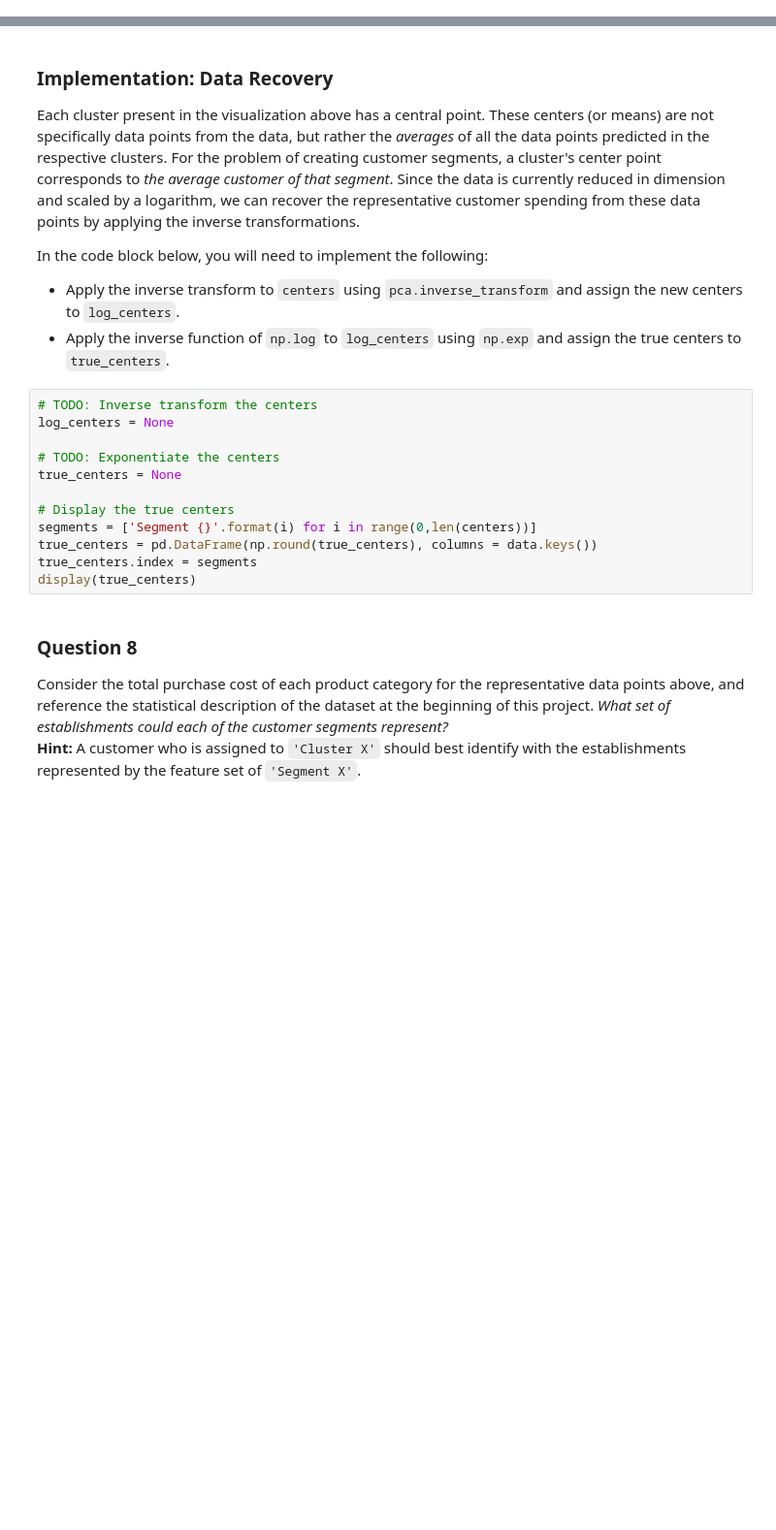
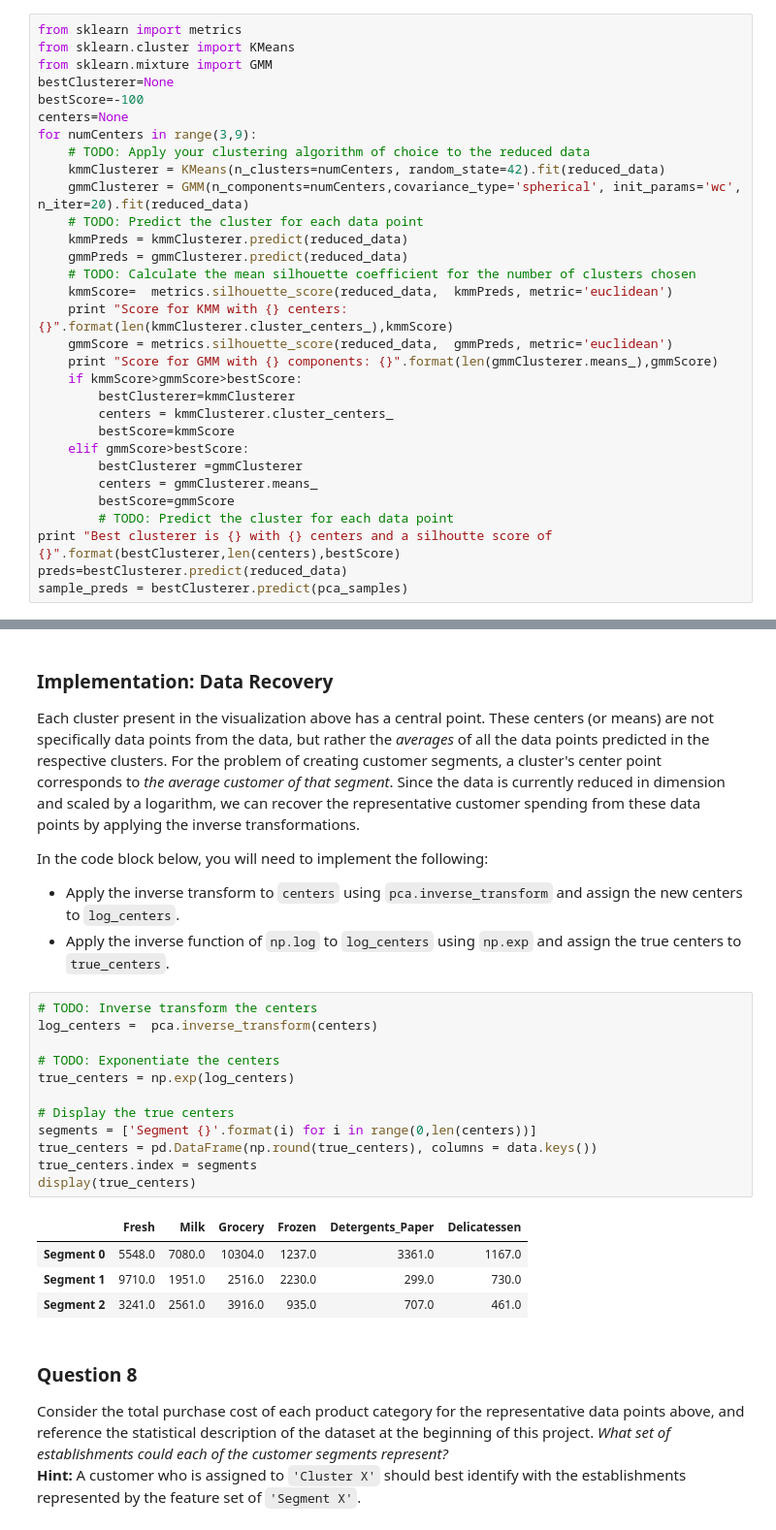
Before and after one commit to fera0013/machine-learning, a Jupyter notebook: projects/creating_customer_segments/customer_segments.ipynb, the cells around one changed output, grey strips where cells are left out. Shown at 97% size. Saved outputs shown, nothing was run; the diff lists cells and outputs as text; blank space fills up the shorter version.

```diff
--- a/projects/creating_customer_segments/customer_segments.ipynb
+++ b/projects/creating_customer_segments/customer_segments.ipynb
@@ -385,0 +371,31 @@ score = None
+# %%
+from sklearn import metrics
+from sklearn.cluster import KMeans
+from sklearn.mixture import GMM
+bestClusterer=None
+bestScore=-100
+centers=None
+for numCenters in range(3,9):
+    # TODO: Apply your clustering algorithm of choice to the reduced data
+    kmmClusterer = KMeans(n_clusters=numCenters, random_state=42).fit(reduced_data)
+    gmmClusterer = GMM(n_components=numCenters,covariance_type='spherical', init_params='wc', n_iter=20).fit(reduced_data)
+    # TODO: Predict the cluster for each data point
+    kmmPreds = kmmClusterer.predict(reduced_data)
+    gmmPreds = gmmClusterer.predict(reduced_data)
+    # TODO: Calculate the mean silhouette coefficient for the number of clusters chosen
+    kmmScore=  metrics.silhouette_score(reduced_data,  kmmPreds, metric='euclidean')
+    print "Score for KMM with {} centers: {}".format(len(kmmClusterer.cluster_centers_),kmmScore)
+    gmmScore = metrics.silhouette_score(reduced_data,  gmmPreds, metric='euclidean')
+    print "Score for GMM with {} components: {}".format(len(gmmClusterer.means_),gmmScore)
+    if kmmScore>gmmScore>bestScore:
+        bestClusterer=kmmClusterer
+        centers = kmmClusterer.cluster_centers_
+        bestScore=kmmScore
+    elif gmmScore>bestScore:
+        bestClusterer =gmmClusterer
+        centers = gmmClusterer.means_
+        bestScore=gmmScore
+        # TODO: Predict the cluster for each data point
+print "Best clusterer is {} with {} centers and a silhoutte score of {}".format(bestClusterer,len(centers),bestScore)
+preds=bestClusterer.predict(reduced_data)
+sample_preds = bestClusterer.predict(pca_samples)
@@ -403,16 +438,21 @@ In the code block below, you will need to implement the following:
  - Apply the inverse function of `np.log` to `log_centers` using `np.exp` and assign the true centers to `true_centers`.
 # %%
 # TODO: Inverse transform the centers
-log_centers = None
+log_centers =  pca.inverse_transform(centers)
 
 # TODO: Exponentiate the centers
-true_centers = None
+true_centers = np.exp(log_centers)
 
 # Display the true centers
 segments = ['Segment {}'.format(i) for i in range(0,len(centers))]
 true_centers = pd.DataFrame(np.round(true_centers), columns = data.keys())
 true_centers.index = segments
 display(true_centers)
+# %% [output]
+|  | Fresh | Milk | Grocery | Frozen | Detergents_Paper | Delicatessen |
+| Segment 0 | 5548.0 | 7080.0 | 10304.0 | 1237.0 | 3361.0 | 1167.0 |
+| Segment 1 | 9710.0 | 1951.0 | 2516.0 | 2230.0 | 299.0 | 730.0 |
+| Segment 2 | 3241.0 | 2561.0 | 3916.0 | 935.0 | 707.0 | 461.0 |
 # %% [markdown]
 ### Question 8
 Consider the total purchase cost of each product category for the representative data points above, and reference the statistical description of the dataset at the beginning of this project. *What set of establishments could each of the customer segments represent?*
```
Also changed, not shown: parts of 10 cells of this notebook.
